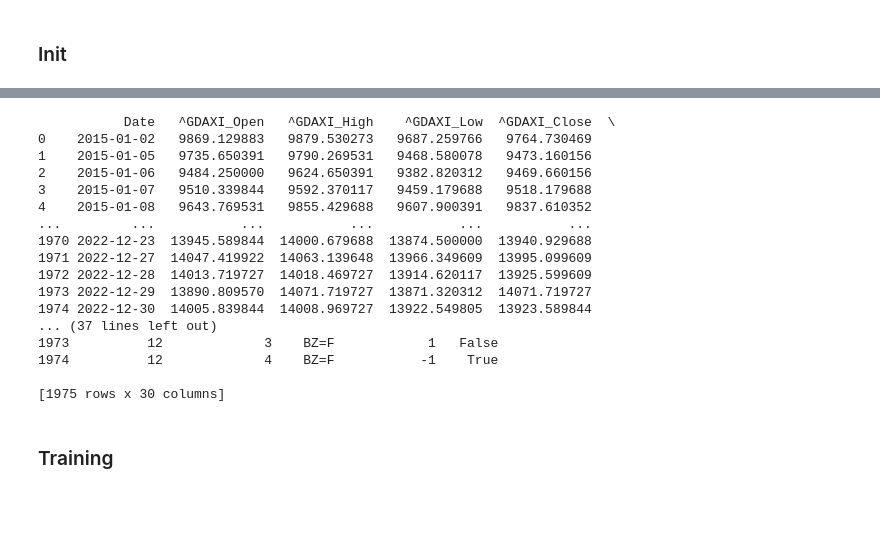
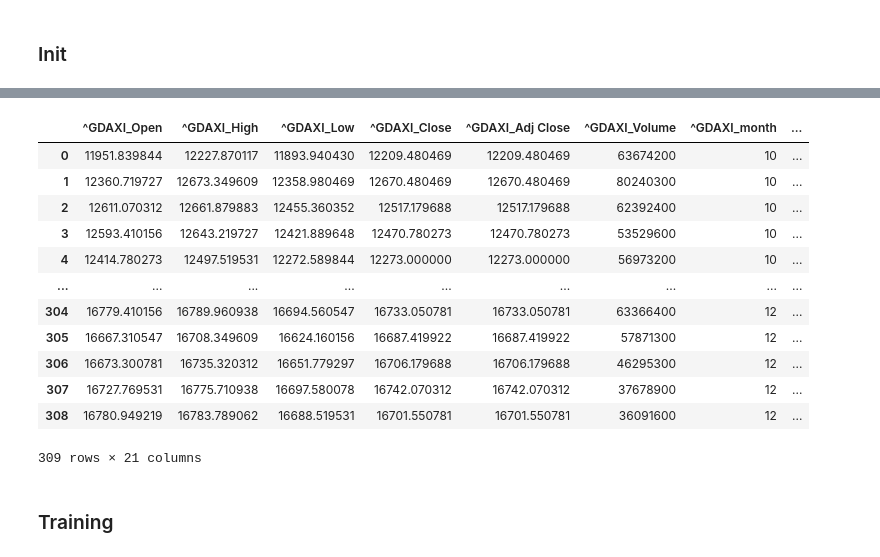
Before and after one commit to LeonAnthonyMenge/AKI-Trading-Model, a Jupyter notebook: Test4-Raw Material/Code/lstm.ipynb, the cells around one changed output, grey strips where cells are left out. Cells and saved outputs as stored; diff of their text form; code cells hidden in the pictures; blank space fills up the shorter version.

```diff
--- a/Test4-Raw Material/Code/lstm.ipynb
+++ b/Test4-Raw Material/Code/lstm.ipynb
@@ -115,24 +155,40 @@ optimizer = optim.SGD(net.parameters(), lr=learning_rate)
+# %%
+# Test
+test_df = pd.read_pickle(test_data_path)
+
+test_df = test_df[['^GDAXI_Open', '^GDAXI_High', '^GDAXI_Low', '^GDAXI_Close',
+                                '^GDAXI_Adj Close', '^GDAXI_Volume', '^GDAXI_month', '^GDAXI_weekday',
+                                'GC=F_Open', 'GC=F_High', 'GC=F_Low', 'GC=F_Close',
+                                'GC=F_Adj Close', 'GC=F_Volume',
+                                'BZ=F_Open', 'BZ=F_High', 'BZ=F_Low', 'BZ=F_Close',
+                                'BZ=F_Adj Close', 'BZ=F_Volume',
+                                'Y']]
+
+
+display(test_df)
+
+scaled_test_inputs = scaler.transform(test_df.iloc[:,:-1].values)
+scaled_test_labels = scaler_y.transform(test_df.iloc[:, -1].values.reshape(-1, 1))
+# %% [output]
+|  | ^GDAXI_Open | ^GDAXI_High | ^GDAXI_Low | ^GDAXI_Close | ^GDAXI_Adj Close | ^GDAXI_Volume | ^GDAXI_month | ... |
+| 0 | 11951.839844 | 12227.870117 | 11893.940430 | 12209.480469 | 12209.480469 | 63674200 | 10 | ... |
+| 1 | 12360.719727 | 12673.349609 | 12358.980469 | 12670.480469 | 12670.480469 | 80240300 | 10 | ... |
+| 2 | 12611.070312 | 12661.879883 | 12455.360352 | 12517.179688 | 12517.179688 | 62392400 | 10 | ... |
+| 3 | 12593.410156 | 12643.219727 | 12421.889648 | 12470.780273 | 12470.780273 | 53529600 | 10 | ... |
+| 4 | 12414.780273 | 12497.519531 | 12272.589844 | 12273.000000 | 12273.000000 | 56973200 | 10 | ... |
+| ... | ... | ... | ... | ... | ... | ... | ... | ... |
+| 304 | 16779.410156 | 16789.960938 | 16694.560547 | 16733.050781 | 16733.050781 | 63366400 | 12 | ... |
+| 305 | 16667.310547 | 16708.349609 | 16624.160156 | 16687.419922 | 16687.419922 | 57871300 | 12 | ... |
+| 306 | 16673.300781 | 16735.320312 | 16651.779297 | 16706.179688 | 16706.179688 | 46295300 | 12 | ... |
+| 307 | 16727.769531 | 16775.710938 | 16697.580078 | 16742.070312 | 16742.070312 | 37678900 | 12 | ... |
+| 308 | 16780.949219 | 16783.789062 | 16688.519531 | 16701.550781 | 16701.550781 | 36091600 | 12 | ... |
+309 rows × 21 columns
 # %%
 # Initialize dataset and dataloader
-dataset = FinanceDataset('../Data/train_dax_data.pkl', seq_size=seq_size)
-train_loader = DataLoader(dataset, batch_size=batch_size)
+dataset = FinanceDataset(scaled_train_inputs, scaled_train_labels, seq_size=seq_size)
+train_loader = DataLoader(dataset, batch_size=batch_size, shuffle=True)
+
+test_dataset = FinanceDataset(scaled_test_inputs, scaled_test_labels, seq_size=seq_size)
+test_loader = DataLoader(test_dataset, batch_size=batch_size, shuffle=True)
-# %% [output]
-           Date   ^GDAXI_Open   ^GDAXI_High    ^GDAXI_Low  ^GDAXI_Close  \
-0    2015-01-02   9869.129883   9879.530273   9687.259766   9764.730469
-1    2015-01-05   9735.650391   9790.269531   9468.580078   9473.160156
-2    2015-01-06   9484.250000   9624.650391   9382.820312   9469.660156
-3    2015-01-07   9510.339844   9592.370117   9459.179688   9518.179688
-4    2015-01-08   9643.769531   9855.429688   9607.900391   9837.610352
-...         ...           ...           ...           ...           ...
-1970 2022-12-23  13945.589844  14000.679688  13874.500000  13940.929688
-1971 2022-12-27  14047.419922  14063.139648  13966.349609  13995.099609
-1972 2022-12-28  14013.719727  14018.469727  13914.620117  13925.599609
-1973 2022-12-29  13890.809570  14071.719727  13871.320312  14071.719727
-1974 2022-12-30  14005.839844  14008.969727  13922.549805  13923.589844
-... (37 lines left out)
-1973          12             3    BZ=F            1   False
-1974          12             4    BZ=F           -1    True
-
-[1975 rows x 30 columns]
 # %% [markdown]
 ### Training
```
Also changed, not shown: parts of 23 cells of this notebook, 3 other files.
